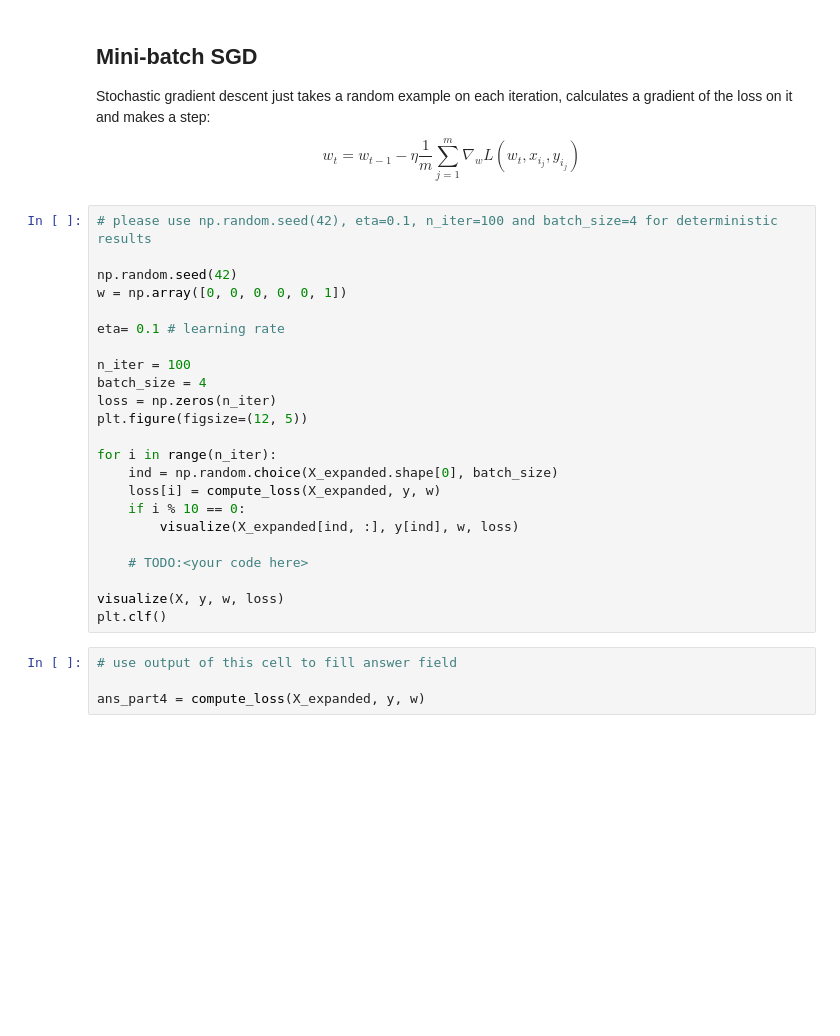
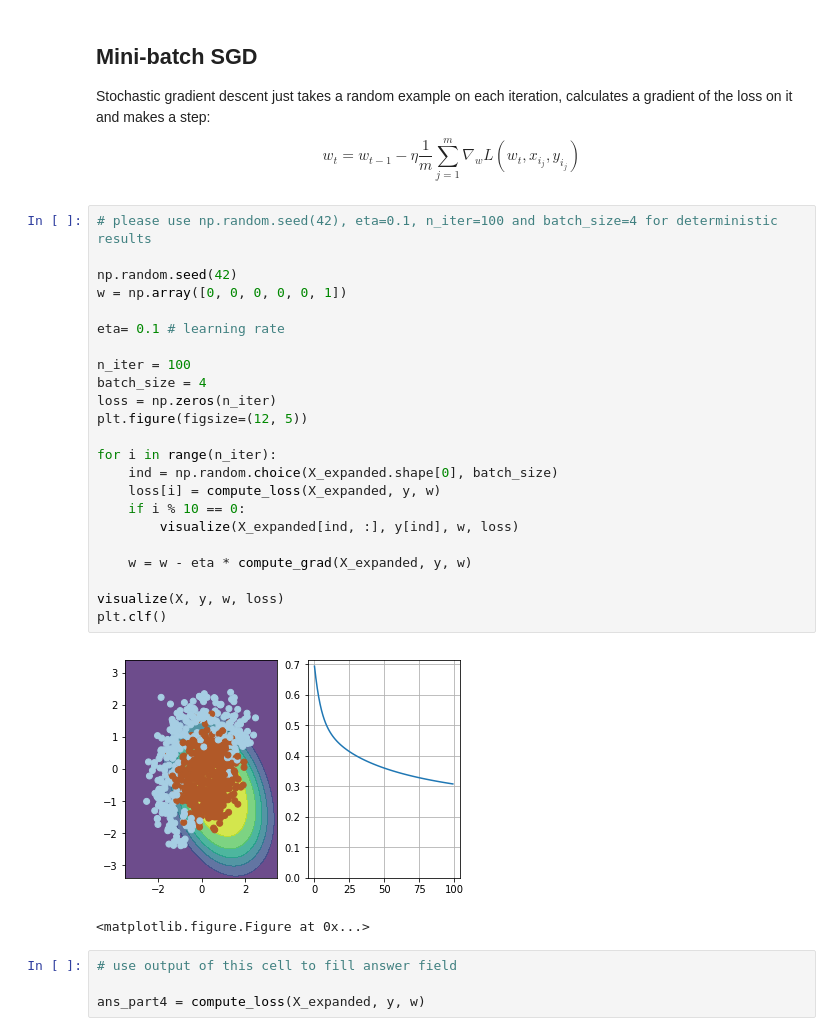
Before and after one commit to aadimator/advanced-ml-specialization, a Jupyter notebook: 1-intro-to-deep-learning/week1/week01_pa.ipynb, the cells around one changed output. Saved outputs shown, nothing was run; the diff lists cells and outputs as text; blank space fills up the shorter version.

```diff
--- a/1-intro-to-deep-learning/week1/week01_pa.ipynb
+++ b/1-intro-to-deep-learning/week1/week01_pa.ipynb
@@ -247,26 +249,29 @@ $$ w_t = w_{t-1} - \eta \dfrac{1}{m} \sum_{j=1}^m \nabla_w L(w_t, x_{i_j}, y_{i_
 # %%
 # please use np.random.seed(42), eta=0.1, n_iter=100 and batch_size=4 for deterministic results
 
 np.random.seed(42)
 w = np.array([0, 0, 0, 0, 0, 1])
 
 eta= 0.1 # learning rate
 
 n_iter = 100
 batch_size = 4
 loss = np.zeros(n_iter)
 plt.figure(figsize=(12, 5))
 
 for i in range(n_iter):
     ind = np.random.choice(X_expanded.shape[0], batch_size)
     loss[i] = compute_loss(X_expanded, y, w)
     if i % 10 == 0:
         visualize(X_expanded[ind, :], y[ind], w, loss)
 
-    # TODO:<your code here>
+    w = w - eta * compute_grad(X_expanded, y, w)
 
 visualize(X, y, w, loss)
 plt.clf()
+# %% [output]
+[figure, added]
+<matplotlib.figure.Figure at 0x...>
 # %%
 # use output of this cell to fill answer field
 
```
Also changed, not shown: parts of 2 cells of this notebook, 1 other file.
